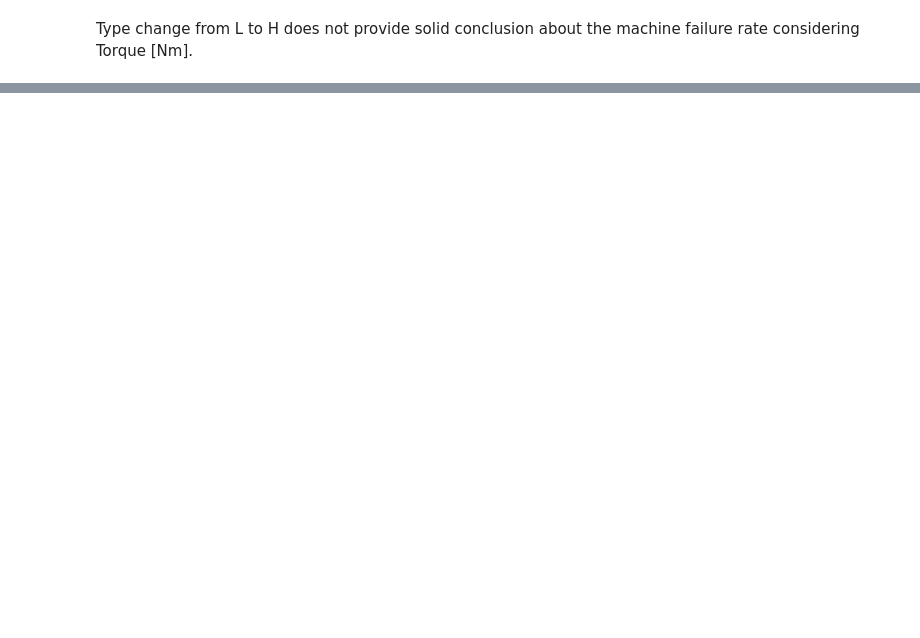
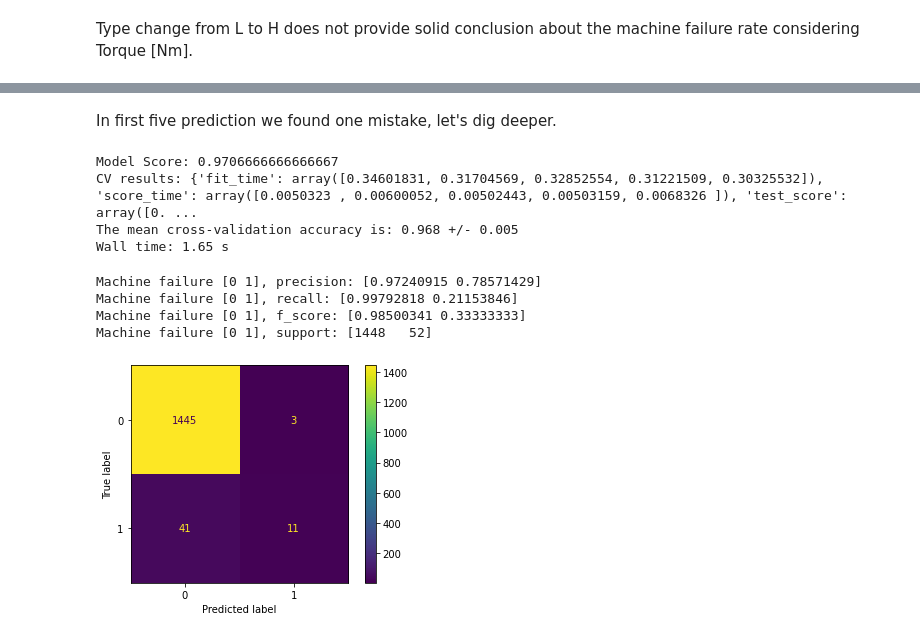
Before and after one commit to KayhanB21/AI4I-2020-predictive-maintenance, a Jupyter notebook: feature-evaluation.ipynb, the cells around one changed output, grey strips where cells are left out. Drawn from its saved outputs; the diff is of its cells as text; code cells hidden in the pictures; blank space fills up the shorter version.

```diff
--- a/feature-evaluation.ipynb
+++ b/feature-evaluation.ipynb
@@ -594,0 +611,16 @@ Wall time: 0 ns
+# %%
+%%time
+# @formatter:on
+
+col_names = ['Air temperature [K]', 'Process temperature [K]', 'Rotational speed [rpm]', 'Torque [Nm]', 'Tool wear [min]']
+col_len = len(col_names)
+for inx, col_name in enumerate(col_names):
+    for i in range(inx + 1, col_len):
+        df[f"{col_names[inx]}+{col_names[i]}"] = df[col_names[inx]] + df[col_names[i]]
+        df[f"{col_names[inx]}-{col_names[i]}"] = df[col_names[inx]] - df[col_names[i]]
+        df[f"{col_names[inx]}*{col_names[i]}"] = df[col_names[inx]] * df[col_names[i]]
+        df[f"{col_names[inx]}/{col_names[i]}"] = df[col_names[inx]] / (df[col_names[i]] + 1)
+df = df.replace([np.inf, -np.inf], np.nan)
+print(df.dtypes)
+print_null(df)
+df.head()
@@ -594,0 +697,13 @@ Wall time: 0 ns
+# %%
+%%time
+# @formatter:on
+
+data_train, data_test, target_train, target_test = train_test_split(df,
+                                                                    target,
+                                                                    test_size = settings.notebook.feature_evaluation.logistic_regression.test_size,
+                                                                    stratify = target,
+                                                                    random_state = 42)
+_ = model.fit(data_train, target_train)
+print(target_test.head())
+y_pred = model.predict(data_test)
+y_pred[:5]
@@ -594,0 +719,38 @@ Wall time: 0 ns
+# %% [markdown]
+In first five prediction we found one mistake, let's dig deeper.
+# %%
+%%time
+# @formatter:on
+
+print(f"Model Score: {model.score(data_test, target_test)}")
+cv_results = cross_validate(model, df, target, cv = 5)
+print(f"CV results: {cv_results}")
+scores = cv_results["test_score"]
+print(f"The mean cross-validation accuracy is: {scores.mean():.3f} +/- {scores.std():.3f}")
+# %% [output]
+Model Score: 0.9706666666666667
+CV results: {'fit_time': array([0.34601831, 0.31704569, 0.32852554, 0.31221509, 0.30325532]), 'score_time': array([0.0050323 , 0.00600052, 0.00502443, 0.00503159, 0.0068326 ]), 'test_score': array([0. ...
+The mean cross-validation accuracy is: 0.968 +/- 0.005
+Wall time: 1.65 s
+# %%
+%%time
+# @formatter:on
+
+precision, recall, f_score, support = score(target_test, y_pred)
+print(f'Machine failure {model.classes_}, precision: {precision}')
+print(f'Machine failure {model.classes_}, recall: {recall}')
+print(f'Machine failure {model.classes_}, f_score: {f_score}')
+print(f'Machine failure {model.classes_}, support: {support}')
+cm = confusion_matrix(y_true = target_test,
+                      y_pred = y_pred,
+                      labels = model.classes_)
+disp = ConfusionMatrixDisplay(confusion_matrix = cm,
+                              display_labels = model.classes_)
+disp.plot()
+plt.show()
+# %% [output]
+Machine failure [0 1], precision: [0.97240915 0.78571429]
+Machine failure [0 1], recall: [0.99792818 0.21153846]
+Machine failure [0 1], f_score: [0.98500341 0.33333333]
+Machine failure [0 1], support: [1448   52]
+[figure, added]
```
Also changed, not shown: parts of 45 cells of this notebook, 3 other files.
